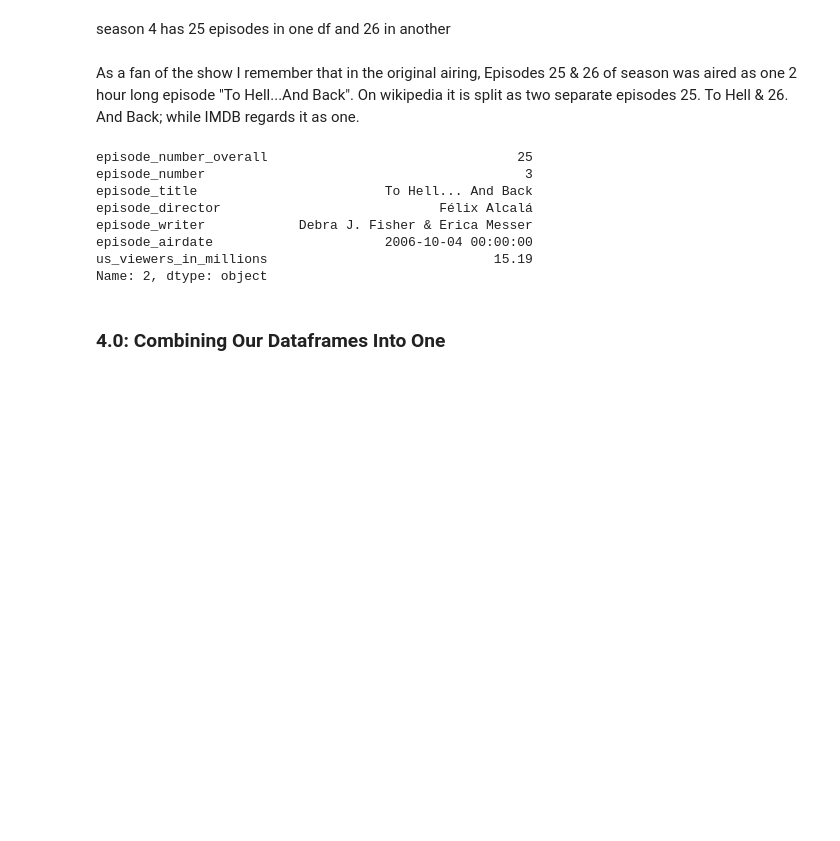
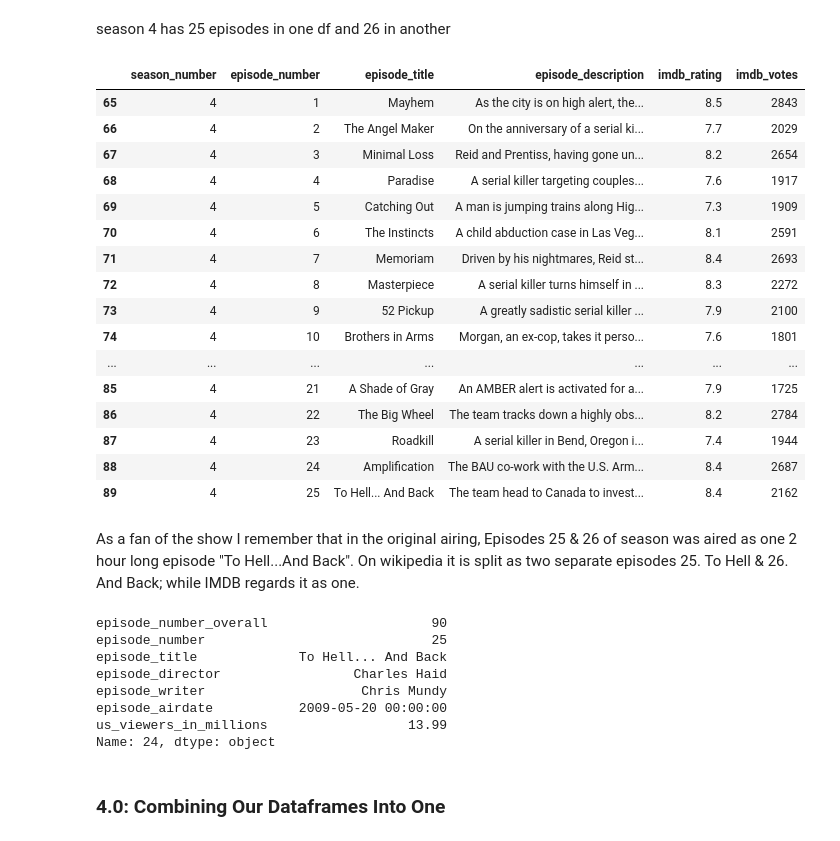
Before and after one commit to WayneNyariroh/criminalmindstv_webscraping_EDA, a Jupyter notebook: criminalminds-tv-data-scraping.ipynb, the cells around one changed output. Drawn from its saved outputs; the diff is of its cells as text; code cells hidden in the pictures; blank space fills up the shorter version.

```diff
--- a/criminalminds-tv-data-scraping.ipynb
+++ b/criminalminds-tv-data-scraping.ipynb
@@ -379,7 +382,25 @@ season 4 has 25 episodes in one df and 26 in another
 #wiki_html[4]
 # %%
 #view season 4 in the imdb df
-#cm_imdb_df[cm_imdb_df['season_number']==4]
+cm_imdb_df[cm_imdb_df['season_number']==4]
+# %% [output]
+|  | season_number | episode_number | episode_title | episode_description | imdb_rating | imdb_votes |
+| 65 | 4 | 1 | Mayhem | As the city is on high alert, the... | 8.5 | 2843 |
+| 66 | 4 | 2 | The Angel Maker | On the anniversary of a serial ki... | 7.7 | 2029 |
+| 67 | 4 | 3 | Minimal Loss | Reid and Prentiss, having gone un... | 8.2 | 2654 |
+| 68 | 4 | 4 | Paradise | A serial killer targeting couples... | 7.6 | 1917 |
+| 69 | 4 | 5 | Catching Out | A man is jumping trains along Hig... | 7.3 | 1909 |
+| 70 | 4 | 6 | The Instincts | A child abduction case in Las Veg... | 8.1 | 2591 |
+| 71 | 4 | 7 | Memoriam | Driven by his nightmares, Reid st... | 8.4 | 2693 |
+| 72 | 4 | 8 | Masterpiece | A serial killer turns himself in ... | 8.3 | 2272 |
+| 73 | 4 | 9 | 52 Pickup | A greatly sadistic serial killer ... | 7.9 | 2100 |
+| 74 | 4 | 10 | Brothers in Arms | Morgan, an ex-cop, takes it perso... | 7.6 | 1801 |
+| ... | ... | ... | ... | ... | ... | ... |
+| 85 | 4 | 21 | A Shade of Gray | An AMBER alert is activated for a... | 7.9 | 1725 |
+| 86 | 4 | 22 | The Big Wheel | The team tracks down a highly obs... | 8.2 | 2784 |
+| 87 | 4 | 23 | Roadkill | A serial killer in Bend, Oregon i... | 7.4 | 1944 |
+| 88 | 4 | 24 | Amplification | The BAU co-work with the U.S. Arm... | 8.4 | 2687 |
+| 89 | 4 | 25 | To Hell... And Back | The team head to Canada to invest... | 8.4 | 2162 |
 # %% [markdown]
 As a fan of the show I remember that in the original airing, Episodes 25 & 26 of season was aired as one 2 hour long episode "To Hell...And Back". On wikipedia it is split as two separate episodes 25. To Hell & 26. And Back; while IMDB regards it as one.
 # %%
@@ -394,15 +415,15 @@ cm_wiki_df.iloc[24, 2] = 'To Hell... And Back'
 # %%
 #confirm the change
-cm_wiki_df.iloc[24]
+cm_wiki_df.iloc[89]
 # %% [output]
-episode_number_overall                                25
-episode_number                                         3
-episode_title                        To Hell... And Back
-episode_director                            Félix Alcalá
-episode_writer            Debra J. Fisher & Erica Messer
-episode_airdate                      2006-10-04 00:00:00
-us_viewers_in_millions                             15.19
-Name: 2, dtype: object
+episode_number_overall                     90
+episode_number                             25
+episode_title             To Hell... And Back
+episode_director                 Charles Haid
+episode_writer                    Chris Mundy
+episode_airdate           2009-05-20 00:00:00
+us_viewers_in_millions                  13.99
+Name: 24, dtype: object
 # %%
 cm_wiki_df['episode_number_overall'] = range(1, 324)
 cm_imdb_df['episode_number_overall'] = range(1, 324)
```
Also changed, not shown: parts of 7 cells of this notebook, 1 other file.
